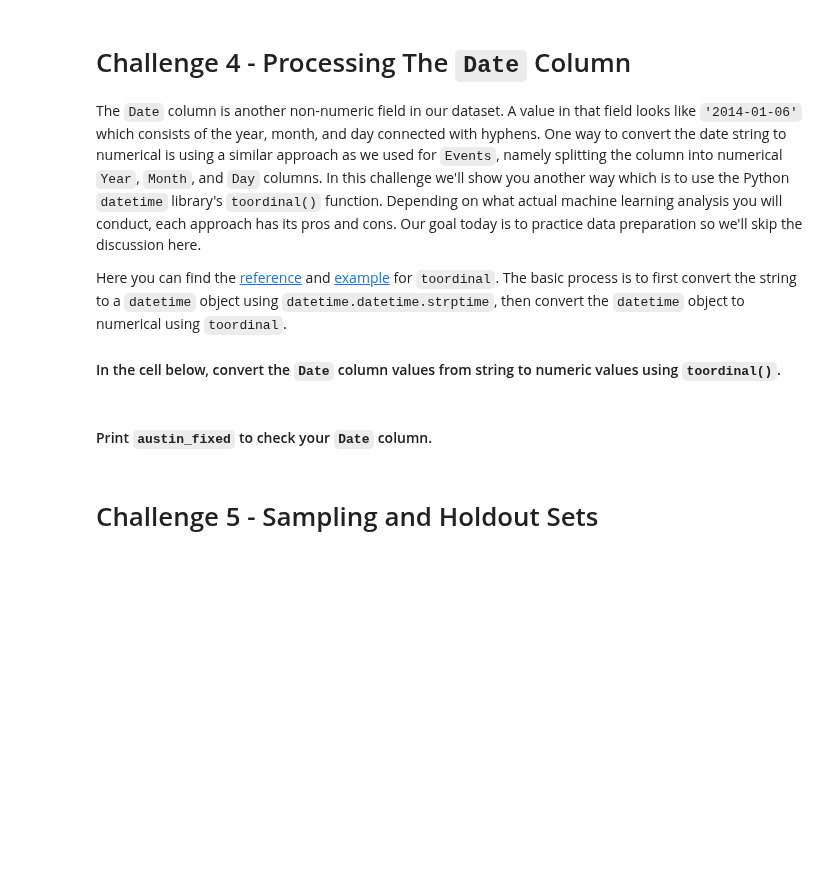
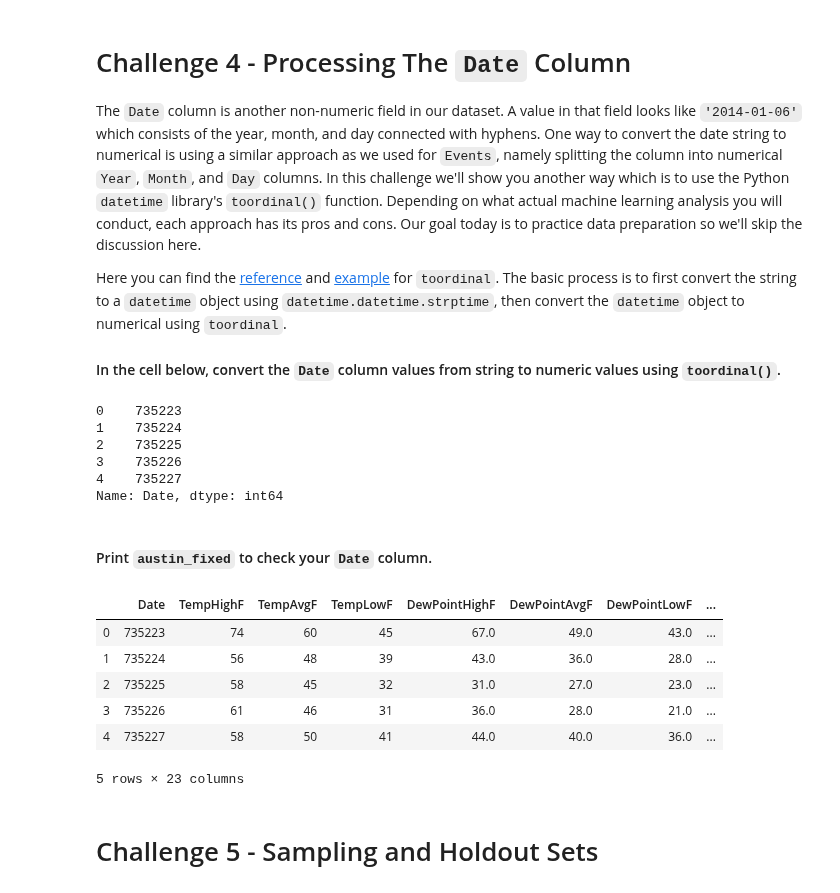
Before and after one commit to ta-data-lis/lab-intro-to-ml, a Jupyter notebook: your-code/main.ipynb, the cells around one changed output. Drawn from its saved outputs; the diff is of its cells as text; code cells hidden in the pictures; blank space fills up the shorter version.

```diff
--- a/your-code/main.ipynb
+++ b/your-code/main.ipynb
@@ -179,0 +417,8 @@ You will check the *Events* column. If its string value contains `Rain`, then th
+# %%
+# Your code here
+for event in event_list:
+    ds_fixed[event]=ds_fixed['Events'].str.contains(event)
+
+
+ds_fixed[['Snow', 'Fog', 'Rain', 'Thunderstorm']].astype(int)
+ds_fixed[['Snow', 'Fog', 'Rain', 'Thunderstorm']].sum()
@@ -185,6 +437,7 @@ You will check the *Events* column. If its string value contains `Rain`, then th
 #### If your code worked correctly, now we can drop the `Events` column as we don't need it any more.
 # %%
 # Your code here
+ds_fixed.drop(axis = 1, columns=['Events'], inplace=True )
 # %% [markdown]
 # Challenge 4 - Processing The `Date` Column
 
@@ -198,7 +449,30 @@ Here you can find the [reference](https://docs.python.org/3/library/datetime.htm
+# %%
+# Your code here
+from datetime import datetime
+ds_fixed['Date']= ds_fixed['Date'].apply(lambda x: datetime.strptime(x, '%Y-%m-%d'))
+# %%
+ds_fixed['Date']=ds_fixed['Date'].apply(lambda x: x.toordinal())
+# %%
+ds_fixed['Date'].head()
+# %% [output]
+0    735223
+1    735224
+2    735225
+3    735226
+4    735227
+Name: Date, dtype: int64
 # %% [markdown]
 #### Print `austin_fixed` to check your `Date` column.
 # %%
-austin_fixed.head(5)
+ds_fixed.head(5)
+# %% [output]
+|  | Date | TempHighF | TempAvgF | TempLowF | DewPointHighF | DewPointAvgF | DewPointLowF | ... |
+| 0 | 735223 | 74 | 60 | 45 | 67.0 | 49.0 | 43.0 | ... |
+| 1 | 735224 | 56 | 48 | 39 | 43.0 | 36.0 | 28.0 | ... |
+| 2 | 735225 | 58 | 45 | 32 | 31.0 | 27.0 | 23.0 | ... |
+| 3 | 735226 | 61 | 46 | 31 | 36.0 | 28.0 | 21.0 | ... |
+| 4 | 735227 | 58 | 50 | 41 | 44.0 | 40.0 | 36.0 | ... |
+5 rows × 23 columns
 # %% [markdown]
 # Challenge 5 - Sampling and Holdout Sets
 # %% [markdown]
```
Also changed, not shown: parts of 41 cells of this notebook.
